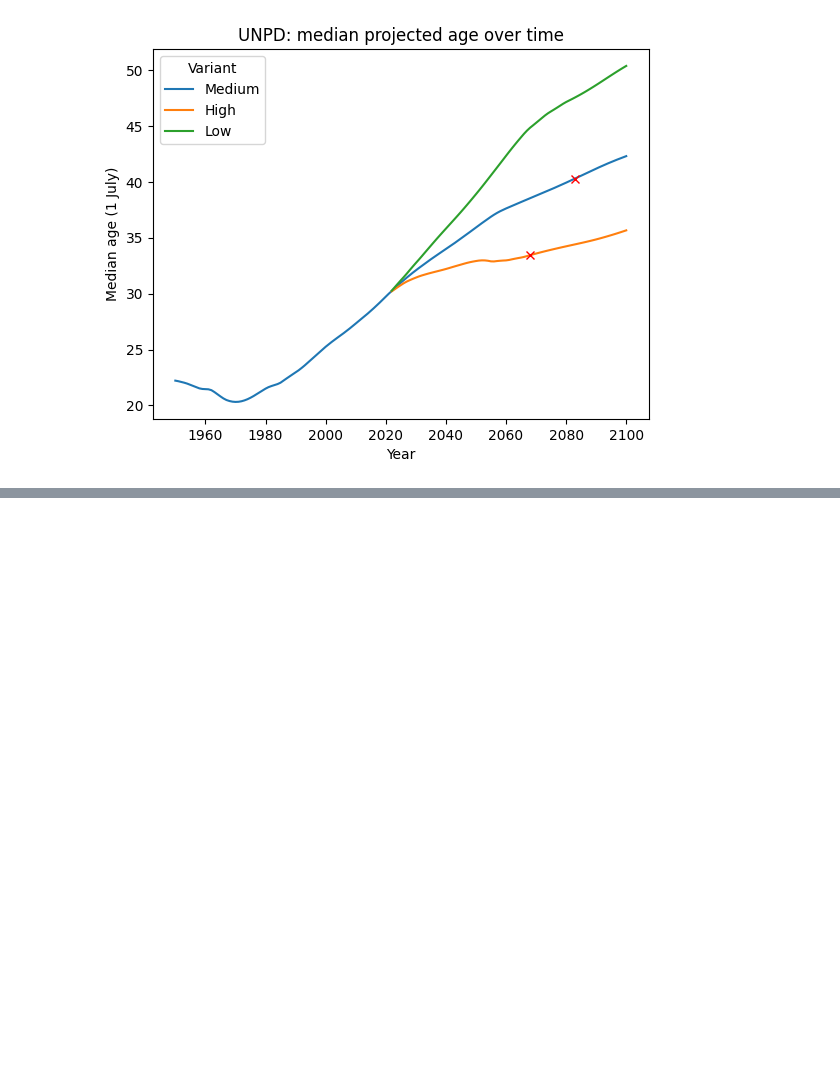
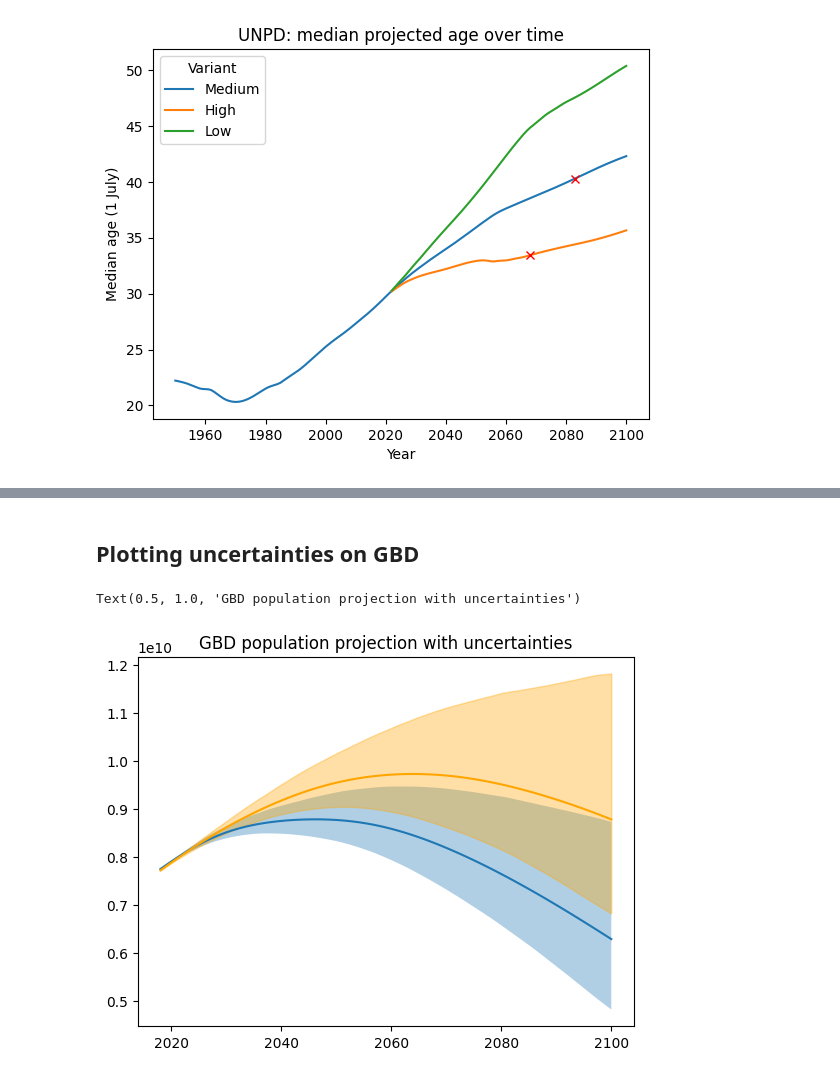
Before and after one commit to Niallfealty/n8b_un_foundation, a Jupyter notebook: model_analysis/exploratory/notebooks/initial_results/StatisticsTS.ipynb, the cells around one changed output, grey strips where cells are left out. Drawn from its saved outputs; the diff is of its cells as text; code cells hidden in the pictures; blank space fills up the shorter version.

```diff
--- a/model_analysis/exploratory/notebooks/initial_results/StatisticsTS.ipynb
+++ b/model_analysis/exploratory/notebooks/initial_results/StatisticsTS.ipynb
@@ -53,0 +47,30 @@ Index(['Unnamed: 0', 'location_id', 'location_name', 'sex_id', 'sex',
+# %% [markdown]
+## Plotting uncertainties on GBD
+# %%
+gbd_global = gbd_scenarios_pop[gbd_scenarios_pop.location_name=="Global"]
+
+fig, ax = plt.subplots()
+ax.plot(gbd_global[gbd_global.scenario_name=="SDG Met Need and Education"].year_id,
+       gbd_global[gbd_global.scenario_name=="SDG Met Need and Education"].val)
+ax.fill_between(gbd_global[gbd_global.scenario_name=="SDG Met Need and Education"].year_id,
+               gbd_global[gbd_global.scenario_name=="SDG Met Need and Education"].lower,
+               gbd_global[gbd_global.scenario_name=="SDG Met Need and Education"].upper,
+               alpha=0.35)
+
+
+ax.plot(gbd_global[gbd_global.scenario_name=="Reference"].year_id,
+       gbd_global[gbd_global.scenario_name=="Reference"].val,
+       color="orange")
+ax.fill_between(gbd_global[gbd_global.scenario_name=="Reference"].year_id,
+               gbd_global[gbd_global.scenario_name=="Reference"].lower,
+               gbd_global[gbd_global.scenario_name=="Reference"].upper,
+               alpha=0.35, color="orange")
+
+ax.set_xlabel("Year")
+ax.set_ylabel("Population")
+ax.set_title("GBD population projection with uncertainties")
+
+# TODO: add in N8B and compute for scenarios (interpolation between should be reasonable/correct)
+# %% [output]
+Text(0.5, 1.0, 'GBD population projection with uncertainties')
+[figure, added]
```
Also changed, not shown: parts of 1 cell of this notebook.
